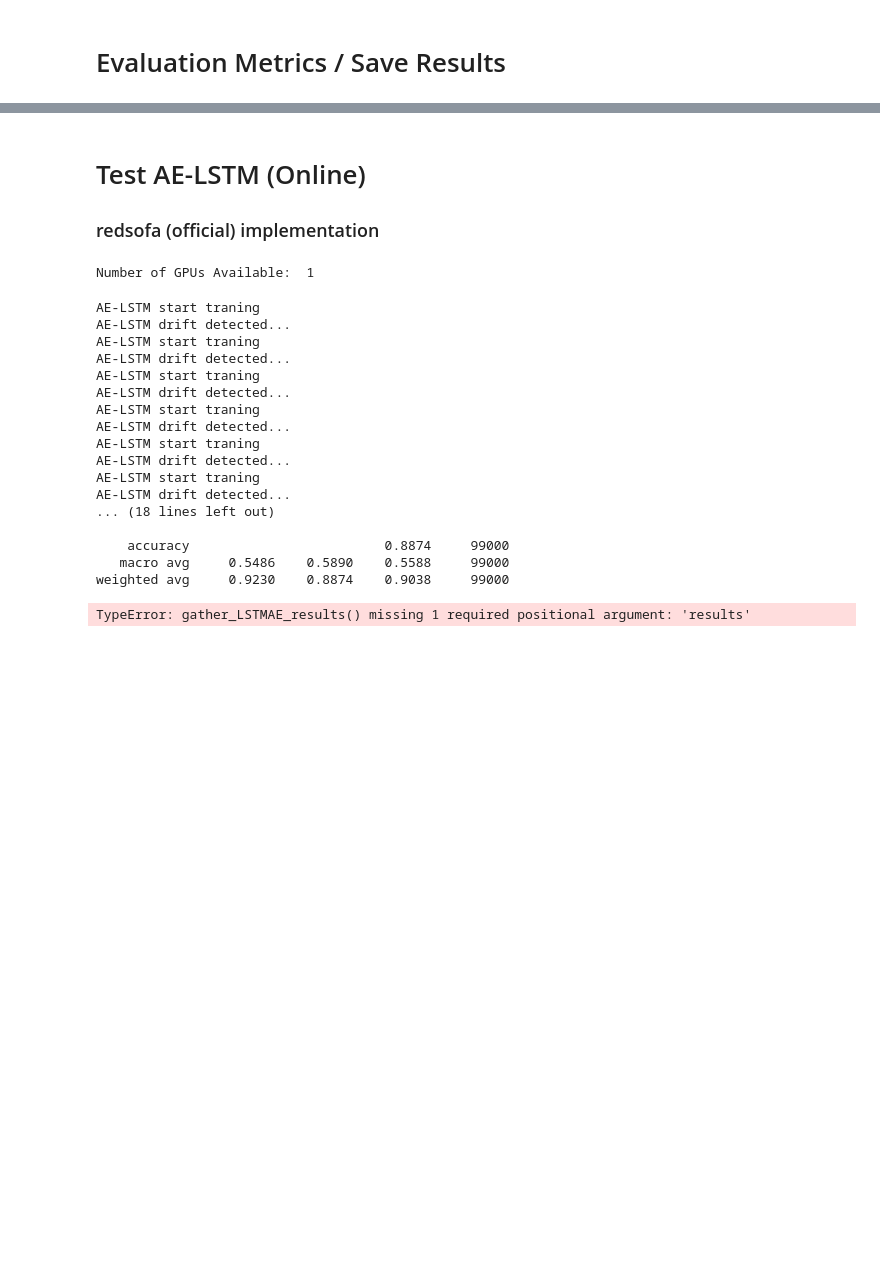
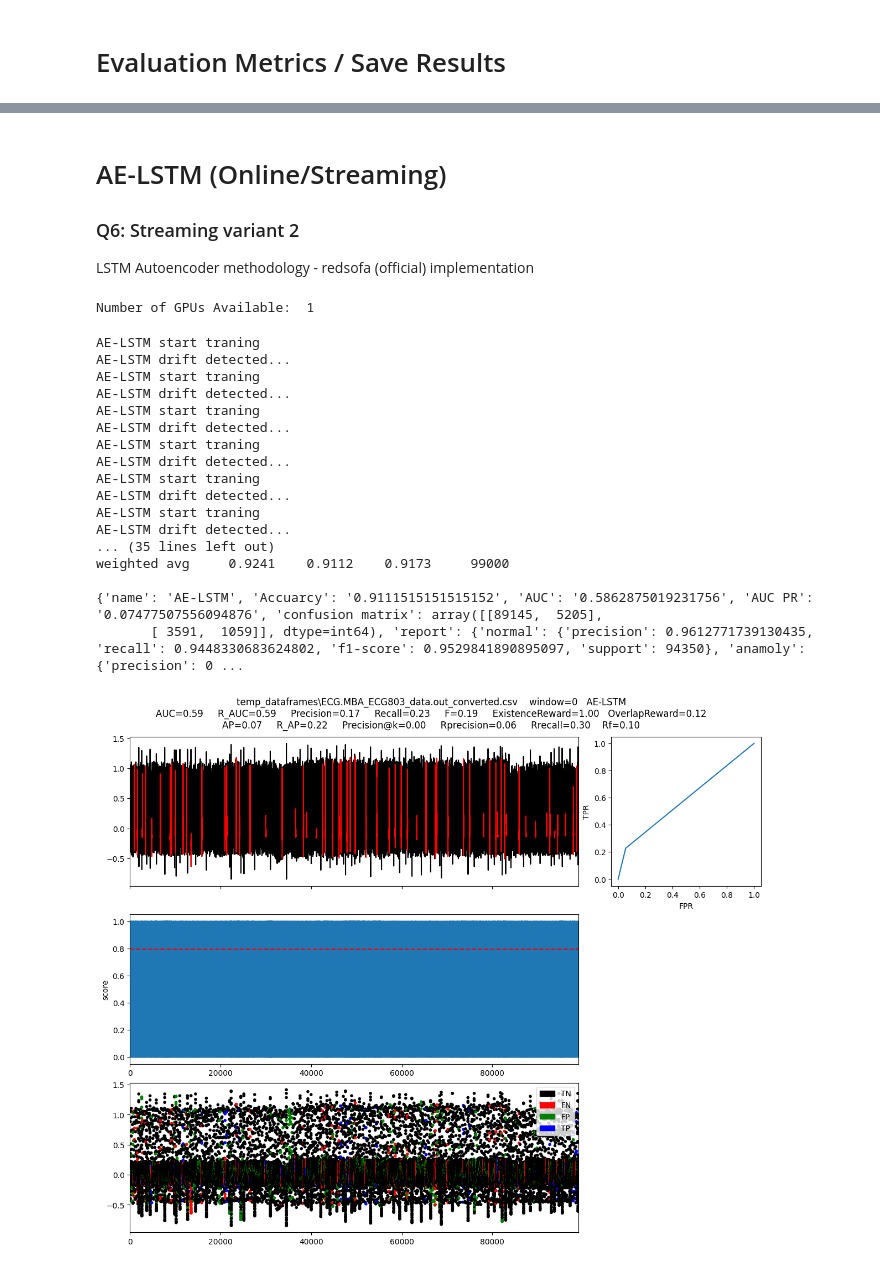
Before and after one commit to ChristinaK97/StreamingTimeSeriesAnomalyDetection, a Jupyter notebook: StreamingAnomalyDetectionNotebook.ipynb, the cells around one changed output, grey strips where cells are left out. Saved outputs shown, nothing was run; the diff lists cells and outputs as text; code cells hidden in the pictures; blank space fills up the shorter version.

```diff
--- a/StreamingAnomalyDetectionNotebook.ipynb
+++ b/StreamingAnomalyDetectionNotebook.ipynb
@@ -325,6 +425,7 @@ Training finished
 # %% [markdown]
-<h1>Test AE-LSTM (Online) </h1>
-<h3>redsofa (official) implementation</h3>
+<h1>AE-LSTM (Online/Streaming) </h1>
+<h3>Q6: Streaming variant 2</h3>
+<p>LSTM Autoencoder methodology - redsofa (official) implementation</p>
 # %%
 sys.path.append(path.join(os.getcwd(), "streaming_anomaly_detection"))
 from source.AELSTMOnline import AELSTMOnline
@@ -379,7 +480,7 @@ def genericDetectorSteps(_detector, data_source, target_column, max_samples, bat
 def gather_AELSTM_results(time_series_len:int, filenames:List[str], normality:int, results):
     filenames_norm = "_".join(filenames)
     filenames_norm = re.sub(r'[^A-Za-z0-9_]', '.', filenames_norm)
-    output_json = path.join(output_path_base, f"normality_{normality}", f"{filenames_norm}_{model_name}_online.json")
+    output_json = path.join(output_path_base, f"normality_{normality}", f"{filenames_norm}_AE-LSTM_online.json")
     results = {
         "model": "AE-LSTM",
         "online": True,
@@ -410,10 +511,10 @@ def LSTMOnline_model(
     df: pd.DataFrame,
     filenames: List[str],
     initial_batch_training_size:int,
-    timesteps_lstm:int = 5,
+    timesteps_lstm:int = 100,
     neurons:int = 32,
-    epochs:int = 10,
-    batch_size:int = 500,
+    epochs:int = 30,
+    batch_size:int = 100,
     target_column_idx:int = 1
 ):
     model_name = 'AE-LSTM'
@@ -463,24 +564,24 @@ def LSTMOnline_model(
     return LSTM_model, y_pred, results
 # %%
 
-model, y_pred, results = LSTMOnline_model(df, filenames, 1000)
+model, y_pred, results = LSTMOnline_model(df, filenames, initial_batch_training_size=1000)
 print(results)
 # %% [output]
 AE-LSTM start traning
 AE-LSTM drift detected...
 AE-LSTM start traning
 AE-LSTM drift detected...
 AE-LSTM start traning
 AE-LSTM drift detected...
 AE-LSTM start traning
 AE-LSTM drift detected...
 AE-LSTM start traning
 AE-LSTM drift detected...
 AE-LSTM start traning
 AE-LSTM drift detected...
-... (18 lines left out)
+... (35 lines left out)
+weighted avg     0.9241    0.9112    0.9173     99000
 
-    accuracy                         0.8874     99000
-   macro avg     0.5486    0.5890    0.5588     99000
-weighted avg     0.9230    0.8874    0.9038     99000
+{'name': 'AE-LSTM', 'Accuarcy': '0.9111515151515152', 'AUC': '0.5862875019231756', 'AUC PR': '0.07477507556094876', 'confusion matrix': array([[89145,  5205],
+       [ 3591,  1059]], dtype=int64), 'report': {'normal': {'precision': 0.9612771739130435, 'recall': 0.9448330683624802, 'f1-score': 0.9529841890895097, 'support': 94350}, 'anamoly': {'precision': 0 ...
-TypeError: gather_LSTMAE_results() missing 1 required positional argument: 'results'
+[figure, added]
```
Also changed, not shown: parts of 21 cells of this notebook.
